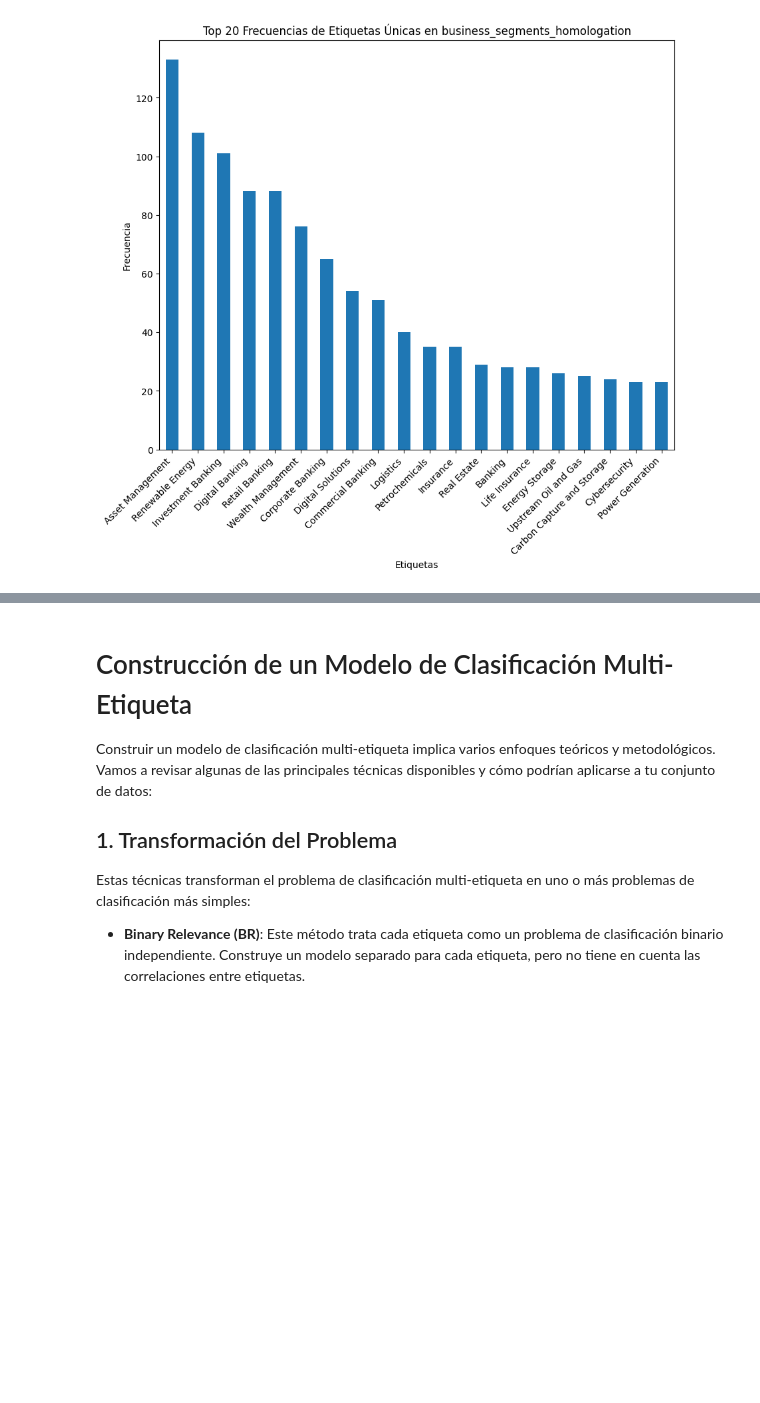
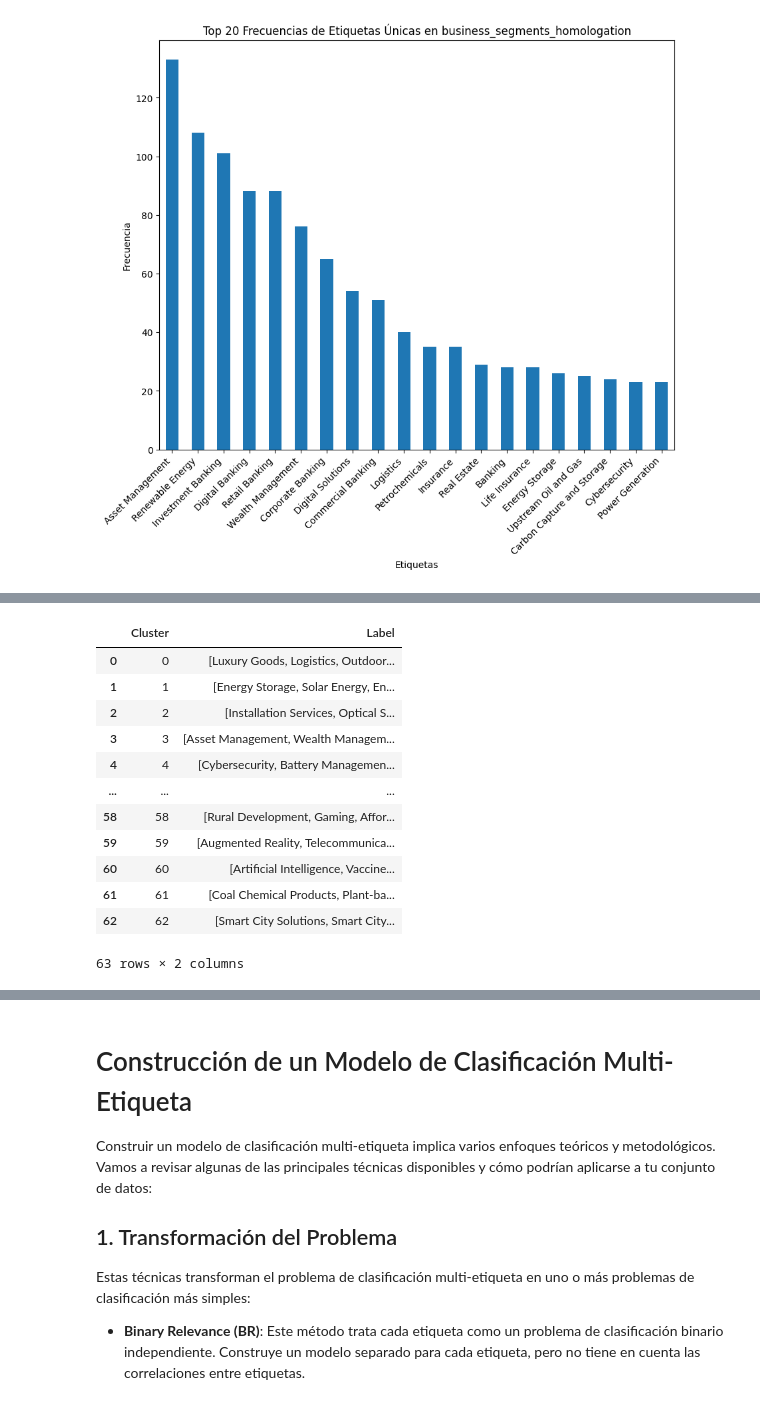
Before and after one commit to sjessies/Identificaci-n-de-Segmentos-de-Negocio, a Jupyter notebook: notebooks/final/clasificación_multietiqueta.ipynb, the cells around one changed output, grey strips where cells are left out. Cells and saved outputs as stored; diff of their text form; code cells hidden in the pictures; blank space fills up the shorter version.

```diff
--- a/notebooks/final/clasificación_multietiqueta.ipynb
+++ b/notebooks/final/clasificación_multietiqueta.ipynb
@@ -59,0 +429,40 @@ Name: count, Length: 2514, dtype: int64
+# %%
+import pandas as pd
+from sklearn.feature_extraction.text import TfidfVectorizer
+from sklearn.decomposition import PCA
+from sklearn.cluster import AgglomerativeClustering
+
+
+# Combinar el nombre y la descripción en una sola columna para el análisis
+combined_text = labels_data['Label'] + " " + labels_data['Definition']
+
+# Inicializar TF-IDF Vectorizer
+tfidf_vectorizer = TfidfVectorizer(stop_words='english', max_features=1000)
+
+# Transformar los textos en vectores TF-IDF
+tfidf_matrix = tfidf_vectorizer.fit_transform(combined_text)
+
+# Aplicar PCA para reducir la dimensionalidad a 50 componentes principales
+pca = PCA(n_components=50)
+reduced_data = pca.fit_transform(tfidf_matrix.toarray())
+
+# Aplicar Agglomerative Clustering
+agg_cluster = AgglomerativeClustering(n_clusters=None, distance_threshold=1.5)
+agg_cluster_labels = agg_cluster.fit_predict(reduced_data)
+
+# Crear un DataFrame para ver los resultados del clustering
+agg_cluster_results = pd.DataFrame({
+    'ID': labels_data['ID'],
+    'Label': labels_data['Label'],
+    'Cluster': agg_cluster_labels
+})
+
+# Agrupar los resultados por cluster y por nombre de label
+cluster_summary = agg_cluster_results.groupby('Cluster')['Label'].apply(list).reset_index()
+
+# Guardar el resumen de clusters en un archivo CSV
+cluster_summary.to_csv('cluster_summary_by_label.csv', index=False)
+
+# Mostrar los primeros 10 resultados del clustering
+print(agg_cluster_results.head(10))
+print(cluster_summary.head(10))
@@ -59,0 +487,16 @@ Name: count, Length: 2514, dtype: int64
+# %%
+cluster_summary
+# %% [output]
+|  | Cluster | Label |
+| 0 | 0 | [Luxury Goods, Logistics, Outdoor... |
+| 1 | 1 | [Energy Storage, Solar Energy, En... |
+| 2 | 2 | [Installation Services, Optical S... |
+| 3 | 3 | [Asset Management, Wealth Managem... |
+| 4 | 4 | [Cybersecurity, Battery Managemen... |
+| ... | ... | ... |
+| 58 | 58 | [Rural Development, Gaming, Affor... |
+| 59 | 59 | [Augmented Reality, Telecommunica... |
+| 60 | 60 | [Artificial Intelligence, Vaccine... |
+| 61 | 61 | [Coal Chemical Products, Plant-ba... |
+| 62 | 62 | [Smart City Solutions, Smart City... |
+63 rows × 2 columns
```
Also changed, not shown: parts of 19 cells of this notebook, 6 other files.
